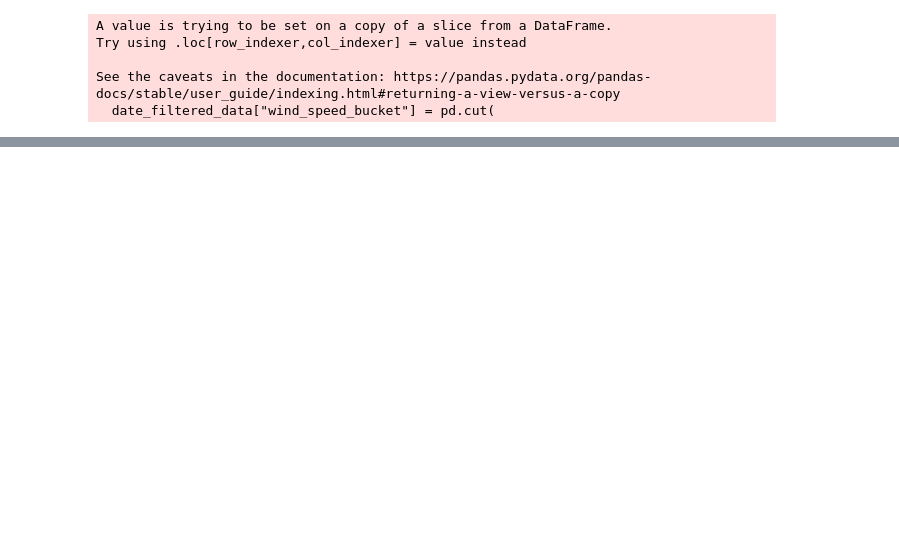
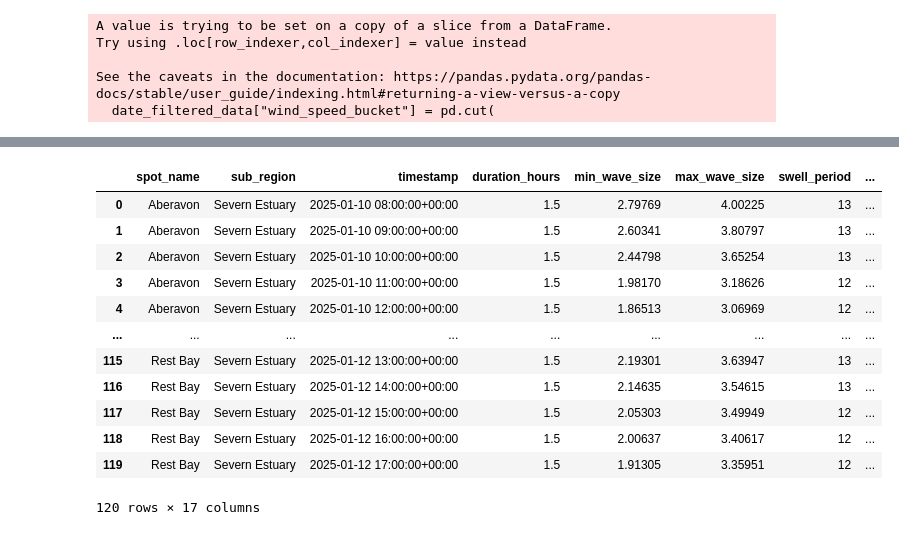
Before and after one commit to goobill/reorg, a Jupyter notebook: local/debug.ipynb, the cells around one changed output, grey strips where cells are left out. Drawn from its saved outputs; the diff is of its cells as text; code cells hidden in the pictures; blank space fills up the shorter version.

```diff
--- a/local/debug.ipynb
+++ b/local/debug.ipynb
@@ -265,3 +248,0 @@ filtered_spots_df
-# %%
-filtered_spots_df = filtered_spots_df.head(20)
-filtered_spots_df
@@ -358,15 +321,42 @@ processed_data['timestamp'] = pd.to_datetime(processed_data['timestamp'])
 # Extract the date part
 processed_data['date'] = processed_data['timestamp'].dt.date
 
-# Rank the rows based on `weighted_sum` within each date partition
-processed_data['rank'] = processed_data.groupby('date')['weighted_sum'].rank(ascending=False, method='dense')
+# Aggregate `weighted_sum` by `date` and `spot_name` (location) by summing it
+aggregated_data = processed_data.groupby(['date', 'spot_name'], as_index=False)['weighted_sum'].sum()
 
-# Filter the top 3 for each date
-top_3 = processed_data[processed_data['rank'] <= 3]
+# Rank the spots based on the sum of `weighted_sum` within each date partition
+aggregated_data['rank'] = aggregated_data.groupby('date')['weighted_sum'].rank(ascending=False, method='dense')
+
+# Filter the top 3 spots for each date
+top_3_spots = aggregated_data[aggregated_data['rank'] < 5]
+
+# Merge with original data to get all columns for the top 3 spots
+
+extra_info = processed_data[[
+    "date",
+    "spot_name",
+    'sub_region',
+    'timestamp',
+    'duration_hours',
+    'min_wave_size',
+    'max_wave_size',
+    'swell_period',
+    'wind_speed',
+    'dawn',
+    'sunrise',
+    'sunset',
+    'dusk',
+    'wind_type_Cross-shore',
+    'wind_type_Offshore',
+    'wind_type_Onshore'
+]]
+
+top_3 = pd.merge(top_3_spots, extra_info, on=['date', 'spot_name'], how='left')
 
 # Sort the final output by date and rank
 top_3 = top_3.sort_values(by=['date', 'rank']).reset_index(drop=True)
 
+# Ensure missing wind type columns are added if not present
 if "wind_type_Offshore" not in top_3.columns:
     top_3['wind_type_Offshore'] = False
 if "wind_type_Onshore" not in top_3.columns:
@@ -374,6 +364,7 @@ if "wind_type_Onshore" not in top_3.columns:
 if "wind_type_Cross-shore" not in top_3.columns:
     top_3['wind_type_Cross-shore'] = False
 
+# Final column order
 final_columns = [
     'spot_name',
     'sub_region',
@@ -393,3 +384,6 @@ final_columns = [
     'rank',
     'weighted_sum'
 ]
+
+# Ensure that all columns in `final_columns` exist in `top_3` before selecting them
+top_3 = top_3[final_columns]
@@ -405,0 +390,16 @@ pd.DataFrame(top_3[final_columns])
+# %%
+top_3
+# %% [output]
+|  | spot_name | sub_region | timestamp | duration_hours | min_wave_size | max_wave_size | swell_period | ... |
+| 0 | Aberavon | Severn Estuary | 2025-01-10 08:00:00+00:00 | 1.5 | 2.79769 | 4.00225 | 13 | ... |
+| 1 | Aberavon | Severn Estuary | 2025-01-10 09:00:00+00:00 | 1.5 | 2.60341 | 3.80797 | 13 | ... |
+| 2 | Aberavon | Severn Estuary | 2025-01-10 10:00:00+00:00 | 1.5 | 2.44798 | 3.65254 | 13 | ... |
+| 3 | Aberavon | Severn Estuary | 2025-01-10 11:00:00+00:00 | 1.5 | 1.98170 | 3.18626 | 12 | ... |
+| 4 | Aberavon | Severn Estuary | 2025-01-10 12:00:00+00:00 | 1.5 | 1.86513 | 3.06969 | 12 | ... |
+| ... | ... | ... | ... | ... | ... | ... | ... | ... |
+| 115 | Rest Bay | Severn Estuary | 2025-01-12 13:00:00+00:00 | 1.5 | 2.19301 | 3.63947 | 13 | ... |
+| 116 | Rest Bay | Severn Estuary | 2025-01-12 14:00:00+00:00 | 1.5 | 2.14635 | 3.54615 | 13 | ... |
+| 117 | Rest Bay | Severn Estuary | 2025-01-12 15:00:00+00:00 | 1.5 | 2.05303 | 3.49949 | 12 | ... |
+| 118 | Rest Bay | Severn Estuary | 2025-01-12 16:00:00+00:00 | 1.5 | 2.00637 | 3.40617 | 12 | ... |
+| 119 | Rest Bay | Severn Estuary | 2025-01-12 17:00:00+00:00 | 1.5 | 1.91305 | 3.35951 | 12 | ... |
+120 rows × 17 columns
```
Also changed, not shown: parts of 3 cells of this notebook, 2 other files.
